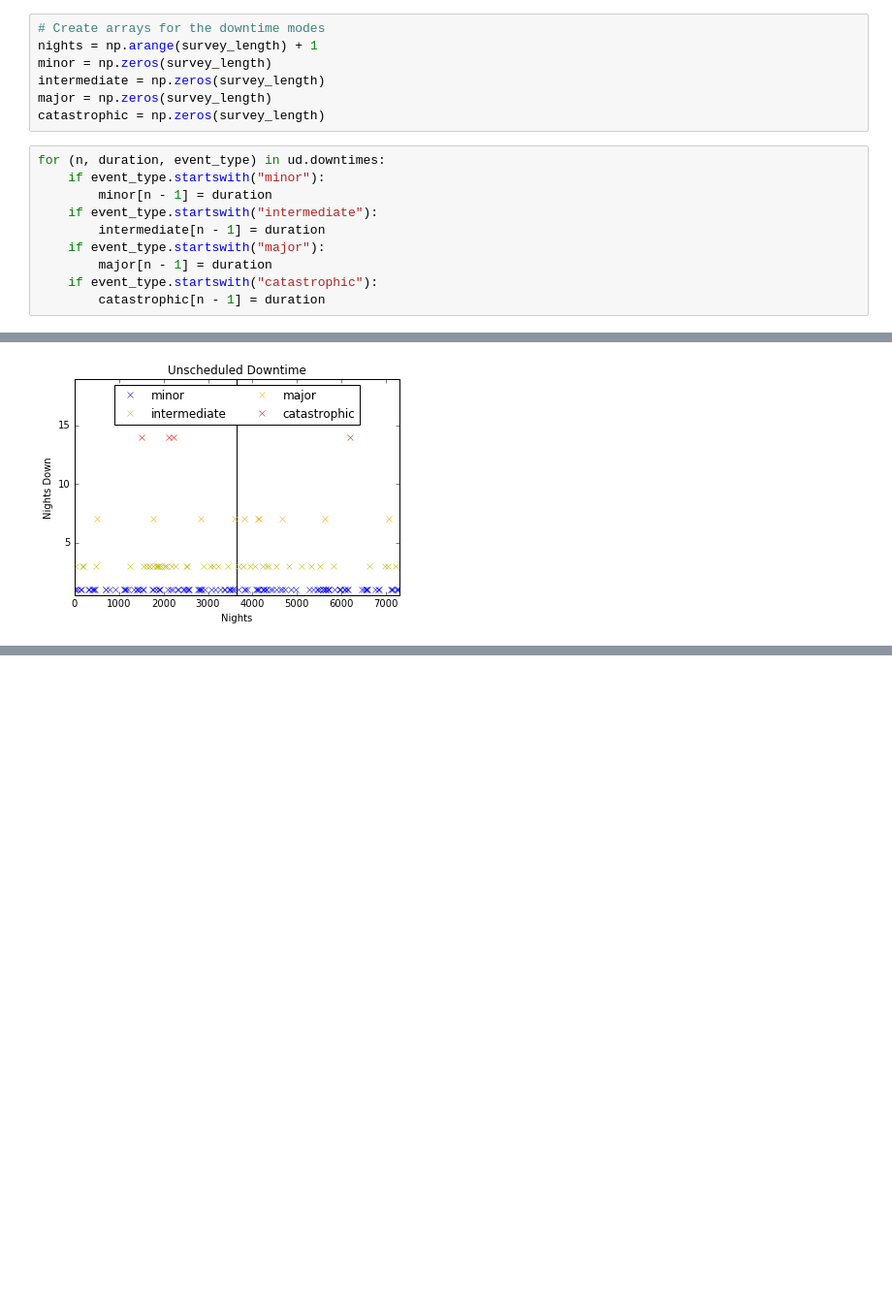
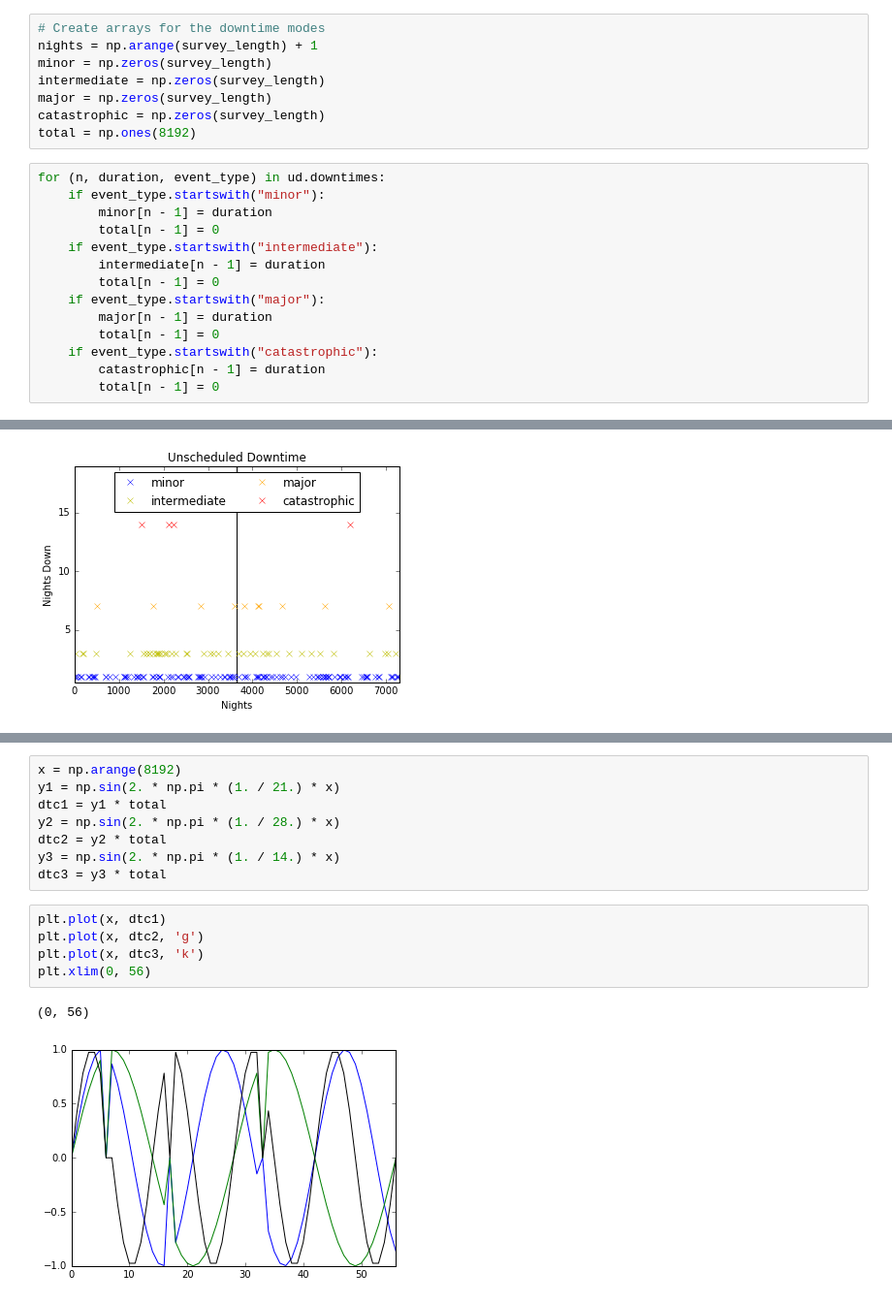
Before and after one commit to mareuter/notebooks, a Jupyter notebook: LSST/SOCS/UnscheduledDowntime.ipynb, the cells around one changed output, grey strips where cells are left out. Shown: that part at 97% size. Saved outputs shown, nothing was run; the diff lists cells and outputs as text; blank space fills up the shorter version.

```diff
--- a/LSST/SOCS/UnscheduledDowntime.ipynb
+++ b/LSST/SOCS/UnscheduledDowntime.ipynb
@@ -24,16 +24,21 @@ minor = np.zeros(survey_length)
 intermediate = np.zeros(survey_length)
 major = np.zeros(survey_length)
 catastrophic = np.zeros(survey_length)
+total = np.ones(8192)
 # %%
 for (n, duration, event_type) in ud.downtimes:
     if event_type.startswith("minor"):
         minor[n - 1] = duration
+        total[n - 1] = 0
     if event_type.startswith("intermediate"):
         intermediate[n - 1] = duration
+        total[n - 1] = 0
     if event_type.startswith("major"):
         major[n - 1] = duration
+        total[n - 1] = 0
     if event_type.startswith("catastrophic"):
         catastrophic[n - 1] = duration
+        total[n - 1] = 0
 # %%
 plt.plot(nights, minor, 'bx', label='minor')
 plt.plot(nights, intermediate, 'yx', label='intermediate')
@@ -88 +92,17 @@ Variance of Time Between Failures: 4103.18869165 days
 Standard Deviation of Time Between Failures: 64.0561370335 days
+# %%
+x = np.arange(8192)
+y1 = np.sin(2. * np.pi * (1. / 21.) * x)
+dtc1 = y1 * total
+y2 = np.sin(2. * np.pi * (1. / 28.) * x)
+dtc2 = y2 * total
+y3 = np.sin(2. * np.pi * (1. / 14.) * x)
+dtc3 = y3 * total
+# %%
+plt.plot(x, dtc1)
+plt.plot(x, dtc2, 'g')
+plt.plot(x, dtc3, 'k')
+plt.xlim(0, 56)
+# %% [output]
+(0, 56)
+[figure, added]
```
Also changed, not shown: parts of 8 cells of this notebook.
